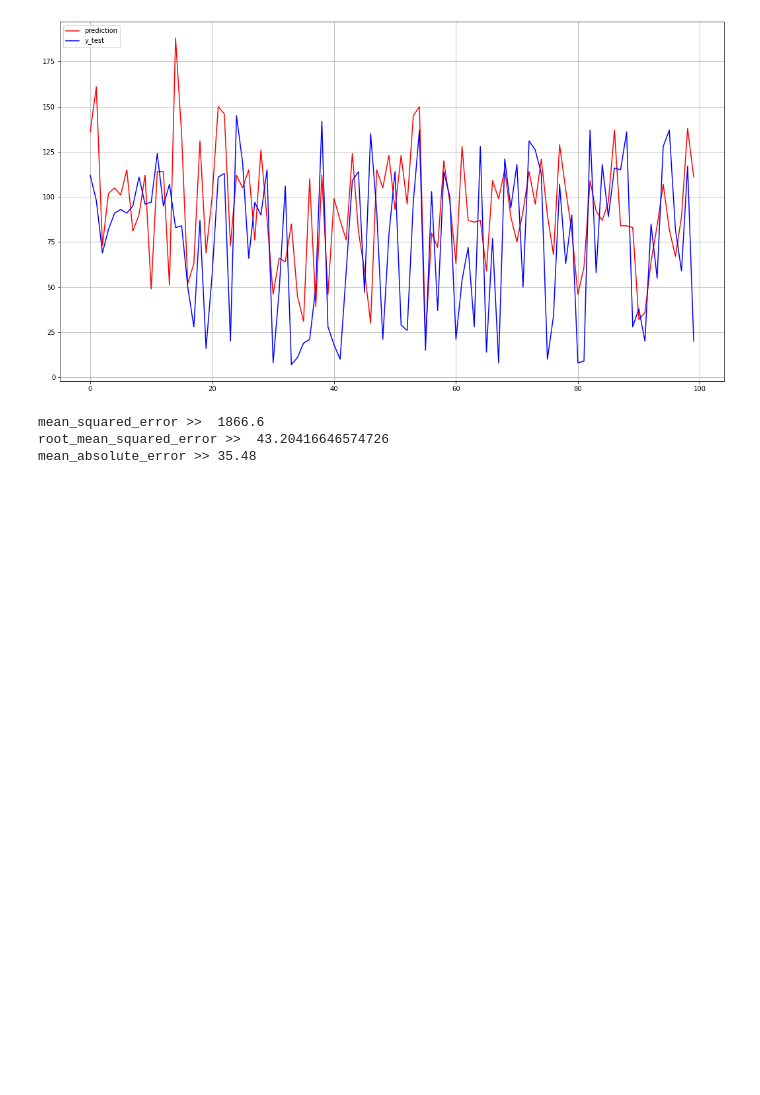
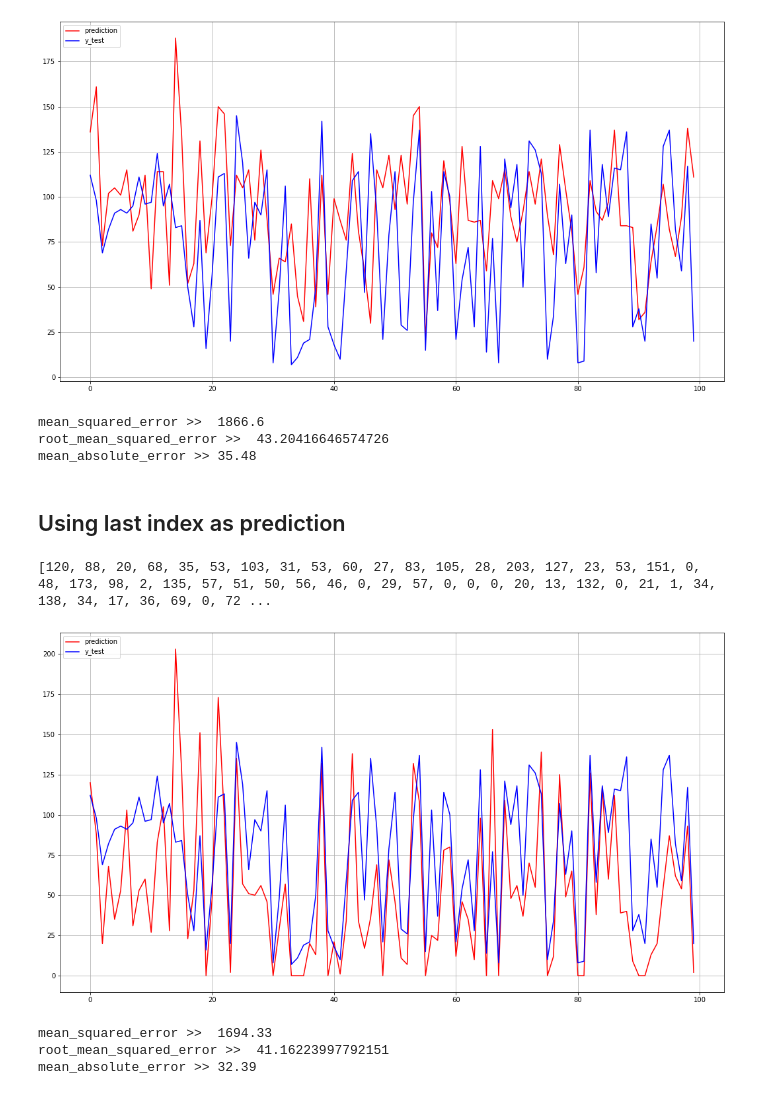
Before and after one commit to mehidi38/RUL-Prediction, a Jupyter notebook: RUL Prediction using LSTM Lookback=10.ipynb, the cells around one changed output. Drawn from its saved outputs; the diff is of its cells as text; code cells hidden in the pictures; blank space fills up the shorter version.

Commit message:
RUL Prediction using LSTM

```diff
--- a/RUL Prediction using LSTM Lookback=10.ipynb
+++ b/RUL Prediction using LSTM Lookback=10.ipynb
@@ -510,3 +512,33 @@ print("mean_absolute_error >>",mean_absolute_error(y_test,final_pred))
 mean_squared_error >>  1866.6
 root_mean_squared_error >>  43.20416646574726
 mean_absolute_error >> 35.48
+# %% [markdown]
+## Using last index as prediction
+# %%
+final_pred = []
+count = 0
+for i in range(100):
+    j = max_cycles[i]
+    temp = pred[count+j-1]
+    count=count+j
+    final_pred.append(int(temp))
+
+print(final_pred)
+
+
+fig = plt.figure(figsize=(18,10))
+plt.plot(final_pred,color='red', label='prediction')
+plt.plot(y_test,color='blue', label='y_test')
+plt.legend(loc='upper left')
+plt.grid()
+plt.show()
+
+print("mean_squared_error >> ", mean_squared_error(y_test,final_pred))
+print("root_mean_squared_error >> ", math.sqrt(mean_squared_error(y_test,final_pred)))
+print("mean_absolute_error >>",mean_absolute_error(y_test,final_pred))
+# %% [output]
+[120, 88, 20, 68, 35, 53, 103, 31, 53, 60, 27, 83, 105, 28, 203, 127, 23, 53, 151, 0, 48, 173, 98, 2, 135, 57, 51, 50, 56, 46, 0, 29, 57, 0, 0, 0, 20, 13, 132, 0, 21, 1, 34, 138, 34, 17, 36, 69, 0, 72 ...
+[figure, added]
+mean_squared_error >>  1694.33
+root_mean_squared_error >>  41.16223997792151
+mean_absolute_error >> 32.39
```
Also changed, not shown: parts of 1 cell of this notebook, 2 other files.
